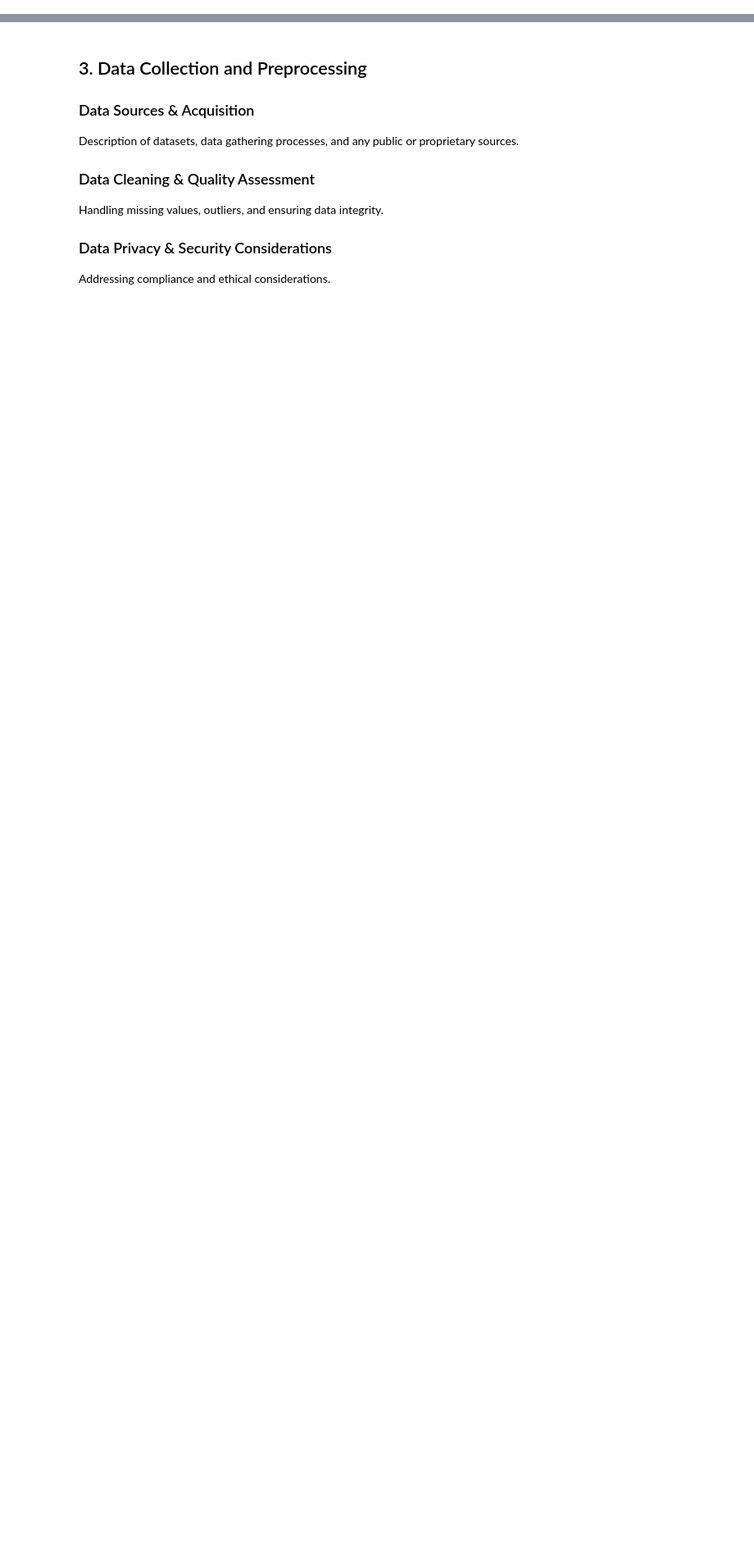
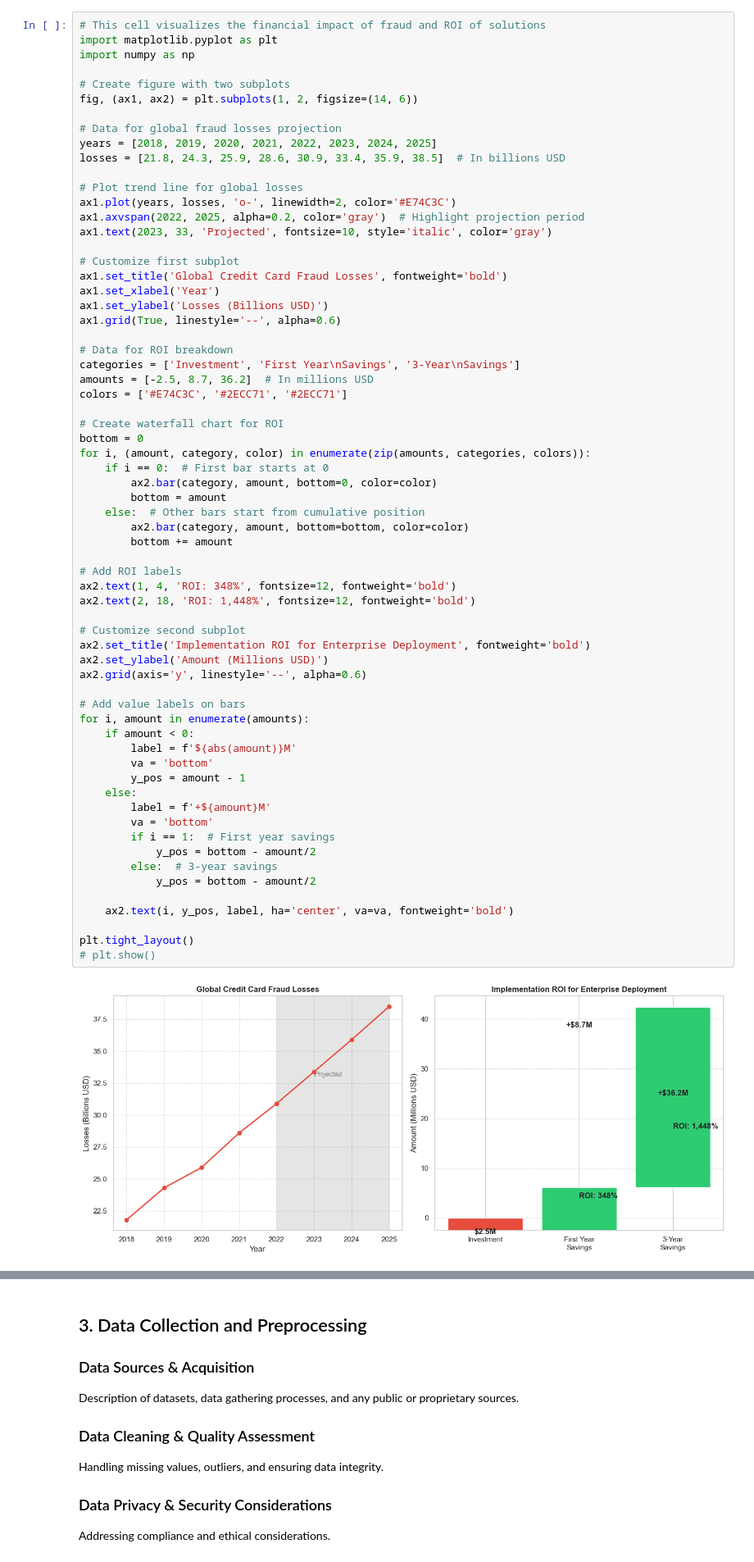
Before and after one commit to dev-S-t/FraudDetectionSystem, a Jupyter notebook: Model_creation/Credit_Card_Fraud_Detection_System_V2.ipynb, the cells around one changed output, grey strips where cells are left out. Shown at 82% size. Drawn from its saved outputs; the diff is of its cells as text; blank space fills up the shorter version.

```diff
--- a/Model_creation/Credit_Card_Fraud_Detection_System_V2.ipynb
+++ b/Model_creation/Credit_Card_Fraud_Detection_System_V2.ipynb
@@ -27,0 +238,67 @@ Identify the beneficiaries of the solution (banks, customers, regulatory bodies)
+# %%
+# This cell visualizes the financial impact of fraud and ROI of solutions
+import matplotlib.pyplot as plt
+import numpy as np
+
+# Create figure with two subplots
+fig, (ax1, ax2) = plt.subplots(1, 2, figsize=(14, 6))
+
+# Data for global fraud losses projection
+years = [2018, 2019, 2020, 2021, 2022, 2023, 2024, 2025]
+losses = [21.8, 24.3, 25.9, 28.6, 30.9, 33.4, 35.9, 38.5]  # In billions USD
+
+# Plot trend line for global losses
+ax1.plot(years, losses, 'o-', linewidth=2, color='#E74C3C')
+ax1.axvspan(2022, 2025, alpha=0.2, color='gray')  # Highlight projection period
+ax1.text(2023, 33, 'Projected', fontsize=10, style='italic', color='gray')
+
+# Customize first subplot
+ax1.set_title('Global Credit Card Fraud Losses', fontweight='bold')
+ax1.set_xlabel('Year')
+ax1.set_ylabel('Losses (Billions USD)')
+ax1.grid(True, linestyle='--', alpha=0.6)
+
+# Data for ROI breakdown
+categories = ['Investment', 'First Year\nSavings', '3-Year\nSavings']
+amounts = [-2.5, 8.7, 36.2]  # In millions USD
+colors = ['#E74C3C', '#2ECC71', '#2ECC71']
+
+# Create waterfall chart for ROI
+bottom = 0
+for i, (amount, category, color) in enumerate(zip(amounts, categories, colors)):
+    if i == 0:  # First bar starts at 0
+        ax2.bar(category, amount, bottom=0, color=color)
+        bottom = amount
+    else:  # Other bars start from cumulative position
+        ax2.bar(category, amount, bottom=bottom, color=color)
+        bottom += amount
+
+# Add ROI labels
+ax2.text(1, 4, 'ROI: 348%', fontsize=12, fontweight='bold')
+ax2.text(2, 18, 'ROI: 1,448%', fontsize=12, fontweight='bold')
+
+# Customize second subplot
+ax2.set_title('Implementation ROI for Enterprise Deployment', fontweight='bold')
+ax2.set_ylabel('Amount (Millions USD)')
+ax2.grid(axis='y', linestyle='--', alpha=0.6)
+
+# Add value labels on bars
+for i, amount in enumerate(amounts):
+    if amount < 0:
+        label = f'${abs(amount)}M'
+        va = 'bottom'
+        y_pos = amount - 1
+    else:
+        label = f'+${amount}M'
+        va = 'bottom'
+        if i == 1:  # First year savings
+            y_pos = bottom - amount/2
+        else:  # 3-year savings
+            y_pos = bottom - amount/2
+
+    ax2.text(i, y_pos, label, ha='center', va=va, fontweight='bold')
+
+plt.tight_layout()
+# plt.show()
+# %% [output]
+[figure, added]
```
Also changed, not shown: parts of 16 cells of this notebook, 1 other file.
